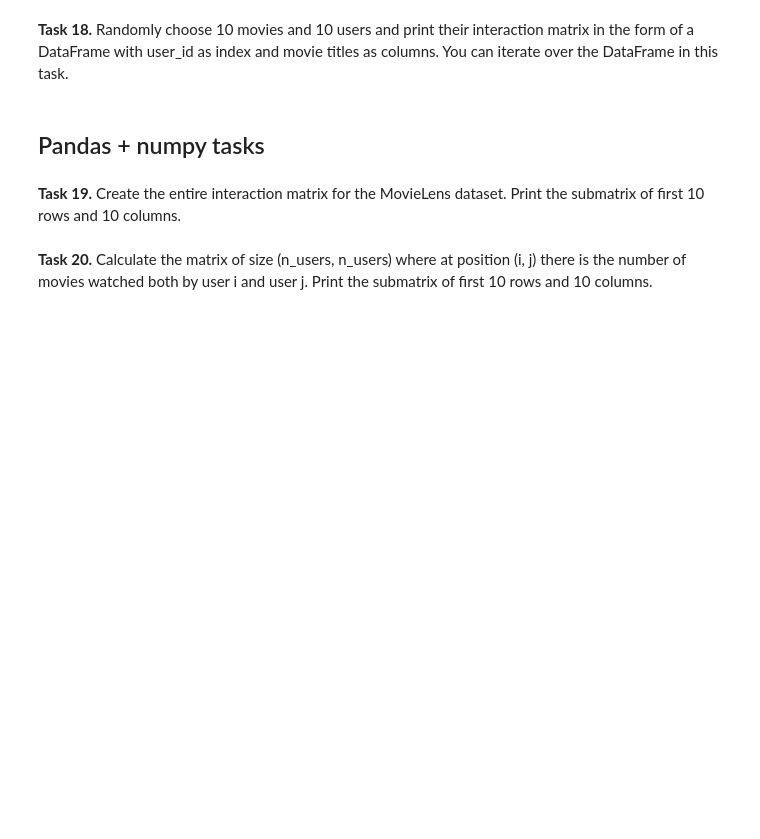
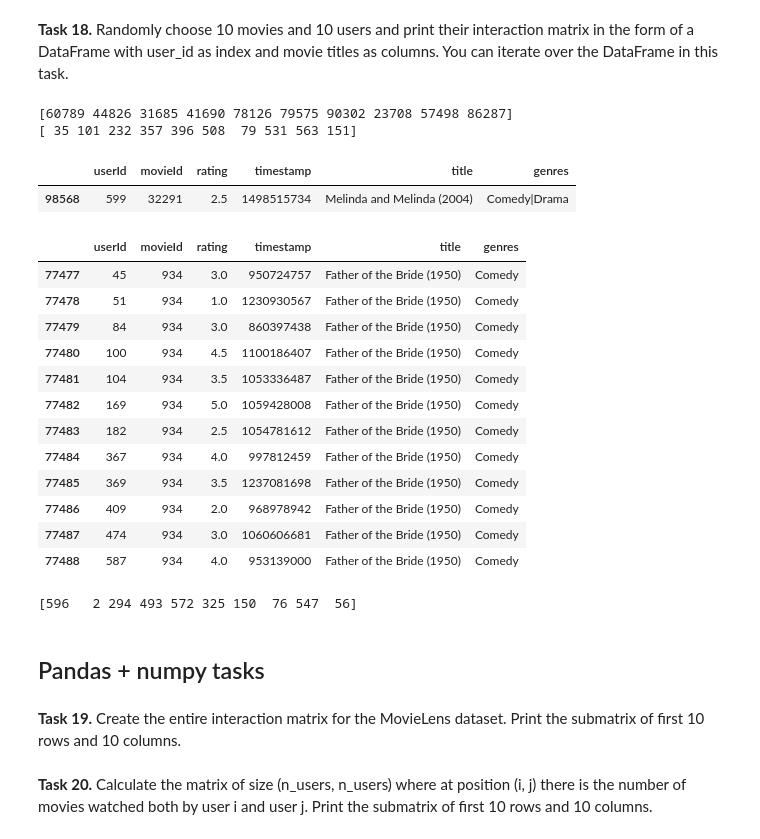
Before and after one commit to Thyme1/recommender-systems-class, a Jupyter notebook: class_02_numpy_pandas.ipynb, the cells around one changed output. Saved outputs shown, nothing was run; the diff lists cells and outputs as text; code cells hidden in the pictures; blank space fills up the shorter version.

```diff
--- a/class_02_numpy_pandas.ipynb
+++ b/class_02_numpy_pandas.ipynb
@@ -305,7 +306,39 @@ df2.reset_index(drop=True).head(10)
 # %% [markdown]
 **Task 18.** Randomly choose 10 movies and 10 users and print their interaction matrix in the form of a DataFrame with user_id as index and movie titles as columns. You can iterate over the DataFrame in this task.
 # %%
-# Write your code here
+df = ml_df.copy()
+np.random.seed = 4321
+
+
+movieIds = rng.integers(low=1, high=100835,size=10)
+userIds = rng.integers(low=1, high=610,size=10)
+print(movieIds)
+print(userIds)
+display(df.iloc[[98568]])
+movie_samples = df.loc[df['title']== 'Father of the Bride (1950)']
+display(movie_samples)
+print(rints)
+# df = df.pivot_table(index='userId', columns='title', aggfunc=len, fill_value=0)
+# print(df)
+# %% [output]
+[60789 44826 31685 41690 78126 79575 90302 23708 57498 86287]
+[ 35 101 232 357 396 508  79 531 563 151]
+|  | userId | movieId | rating | timestamp | title | genres |
+| 98568 | 599 | 32291 | 2.5 | 1498515734 | Melinda and Melinda (2004) | Comedy|Drama |
+|  | userId | movieId | rating | timestamp | title | genres |
+| 77477 | 45 | 934 | 3.0 | 950724757 | Father of the Bride (1950) | Comedy |
+| 77478 | 51 | 934 | 1.0 | 1230930567 | Father of the Bride (1950) | Comedy |
+| 77479 | 84 | 934 | 3.0 | 860397438 | Father of the Bride (1950) | Comedy |
+| 77480 | 100 | 934 | 4.5 | 1100186407 | Father of the Bride (1950) | Comedy |
+| 77481 | 104 | 934 | 3.5 | 1053336487 | Father of the Bride (1950) | Comedy |
+| 77482 | 169 | 934 | 5.0 | 1059428008 | Father of the Bride (1950) | Comedy |
+| 77483 | 182 | 934 | 2.5 | 1054781612 | Father of the Bride (1950) | Comedy |
+| 77484 | 367 | 934 | 4.0 | 997812459 | Father of the Bride (1950) | Comedy |
+| 77485 | 369 | 934 | 3.5 | 1237081698 | Father of the Bride (1950) | Comedy |
+| 77486 | 409 | 934 | 2.0 | 968978942 | Father of the Bride (1950) | Comedy |
+| 77487 | 474 | 934 | 3.0 | 1060606681 | Father of the Bride (1950) | Comedy |
+| 77488 | 587 | 934 | 4.0 | 953139000 | Father of the Bride (1950) | Comedy |
+[596   2 294 493 572 325 150  76 547  56]
 # %% [markdown]
 ## Pandas + numpy tasks
 # %% [markdown]
```
Also changed, not shown: parts of 8 cells of this notebook.
